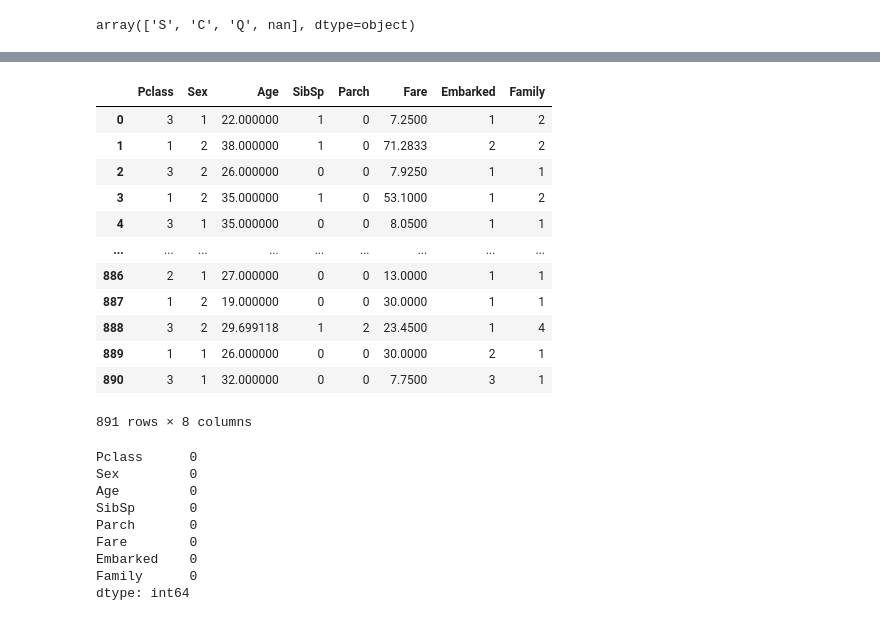
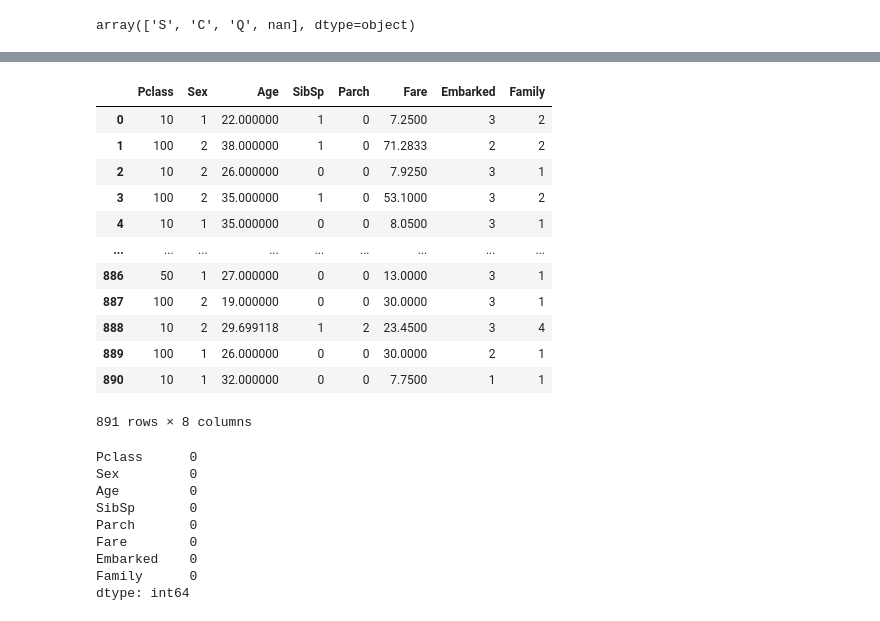
Before and after one commit to kyoungbow/practice, a Jupyter notebook: titanic.ipynb, the cells around one changed output, grey strips where cells are left out. Saved outputs shown, nothing was run; the diff lists cells and outputs as text; code cells hidden in the pictures.

```diff
--- a/titanic.ipynb
+++ b/titanic.ipynb
@@ -103,27 +135,29 @@ array(['S', 'C', 'Q', nan], dtype=object)
 # %%
 X_train.loc[:, 'Sex'] = X_train['Sex'].map({'male': 1, 'female': 2})
 
 mean_age = X_train['Age'].mean()
 X_train.loc[:, 'Age'] = X_train['Age'].fillna(mean_age)
 
 most_embarked = df_train['Embarked'].mode()[0]
 X_train.loc[:, 'Embarked'] = X_train['Embarked'].fillna(most_embarked)
 
-X_train.loc[:, 'Embarked'] = X_train['Embarked'].map({'S': 1, 'C': 2, 'Q' : 3})
+X_train.loc[:, 'Embarked'] = X_train['Embarked'].map({'S': 3, 'C': 2, 'Q' : 1})
+
+X_train.loc[:, 'Pclass'] = X_train['Pclass'].map({1: 100, 2: 50, 3 : 10})
 X_train
 # %% [output]
 |  | Pclass | Sex | Age | SibSp | Parch | Fare | Embarked | Family |
-| 0 | 3 | 1 | 22.000000 | 1 | 0 | 7.2500 | 1 | 2 |
-| 1 | 1 | 2 | 38.000000 | 1 | 0 | 71.2833 | 2 | 2 |
-| 2 | 3 | 2 | 26.000000 | 0 | 0 | 7.9250 | 1 | 1 |
-| 3 | 1 | 2 | 35.000000 | 1 | 0 | 53.1000 | 1 | 2 |
-| 4 | 3 | 1 | 35.000000 | 0 | 0 | 8.0500 | 1 | 1 |
+| 0 | 10 | 1 | 22.000000 | 1 | 0 | 7.2500 | 3 | 2 |
+| 1 | 100 | 2 | 38.000000 | 1 | 0 | 71.2833 | 2 | 2 |
+| 2 | 10 | 2 | 26.000000 | 0 | 0 | 7.9250 | 3 | 1 |
+| 3 | 100 | 2 | 35.000000 | 1 | 0 | 53.1000 | 3 | 2 |
+| 4 | 10 | 1 | 35.000000 | 0 | 0 | 8.0500 | 3 | 1 |
 | ... | ... | ... | ... | ... | ... | ... | ... | ... |
-| 886 | 2 | 1 | 27.000000 | 0 | 0 | 13.0000 | 1 | 1 |
-| 887 | 1 | 2 | 19.000000 | 0 | 0 | 30.0000 | 1 | 1 |
-| 888 | 3 | 2 | 29.699118 | 1 | 2 | 23.4500 | 1 | 4 |
-| 889 | 1 | 1 | 26.000000 | 0 | 0 | 30.0000 | 2 | 1 |
-| 890 | 3 | 1 | 32.000000 | 0 | 0 | 7.7500 | 3 | 1 |
+| 886 | 50 | 1 | 27.000000 | 0 | 0 | 13.0000 | 3 | 1 |
+| 887 | 100 | 2 | 19.000000 | 0 | 0 | 30.0000 | 3 | 1 |
+| 888 | 10 | 2 | 29.699118 | 1 | 2 | 23.4500 | 3 | 4 |
+| 889 | 100 | 1 | 26.000000 | 0 | 0 | 30.0000 | 2 | 1 |
+| 890 | 10 | 1 | 32.000000 | 0 | 0 | 7.7500 | 1 | 1 |
 891 rows × 8 columns
 # %%
 X_train.isna().sum()
```
Also changed, not shown: parts of 7 cells of this notebook.
